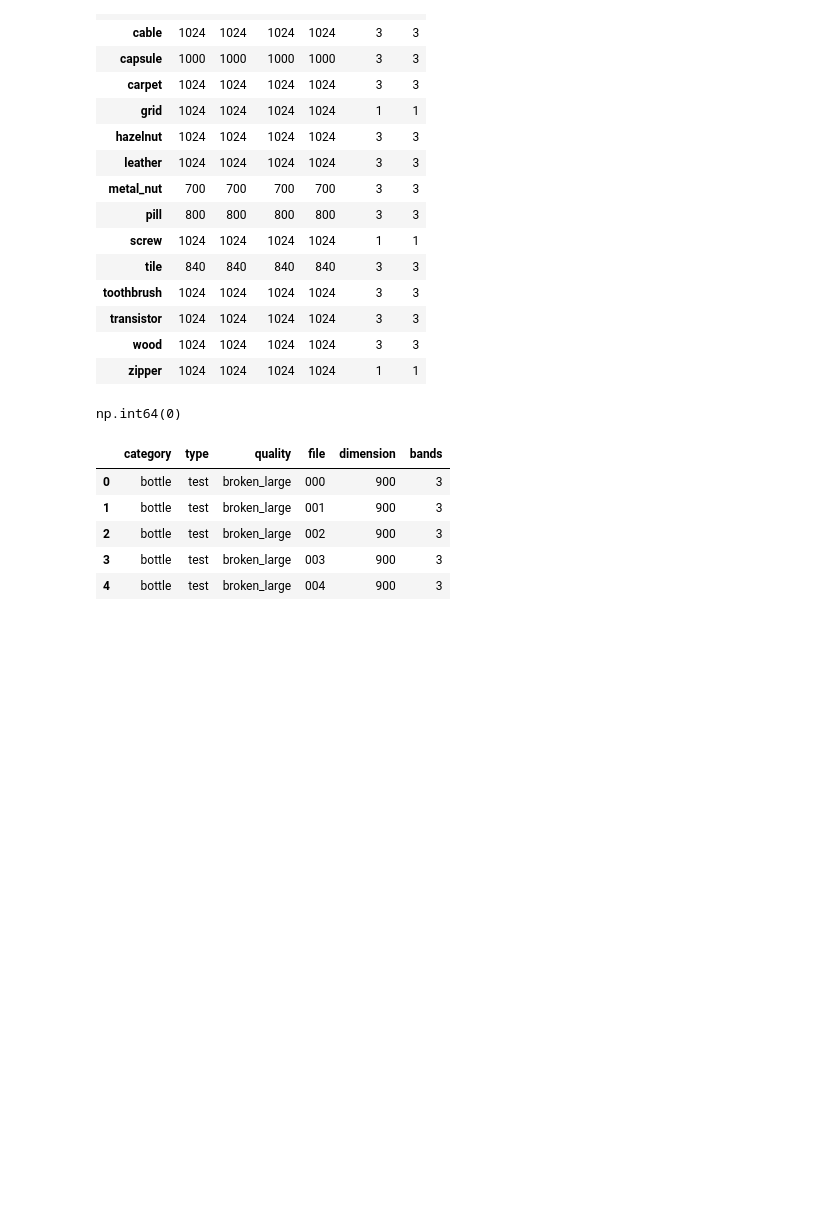
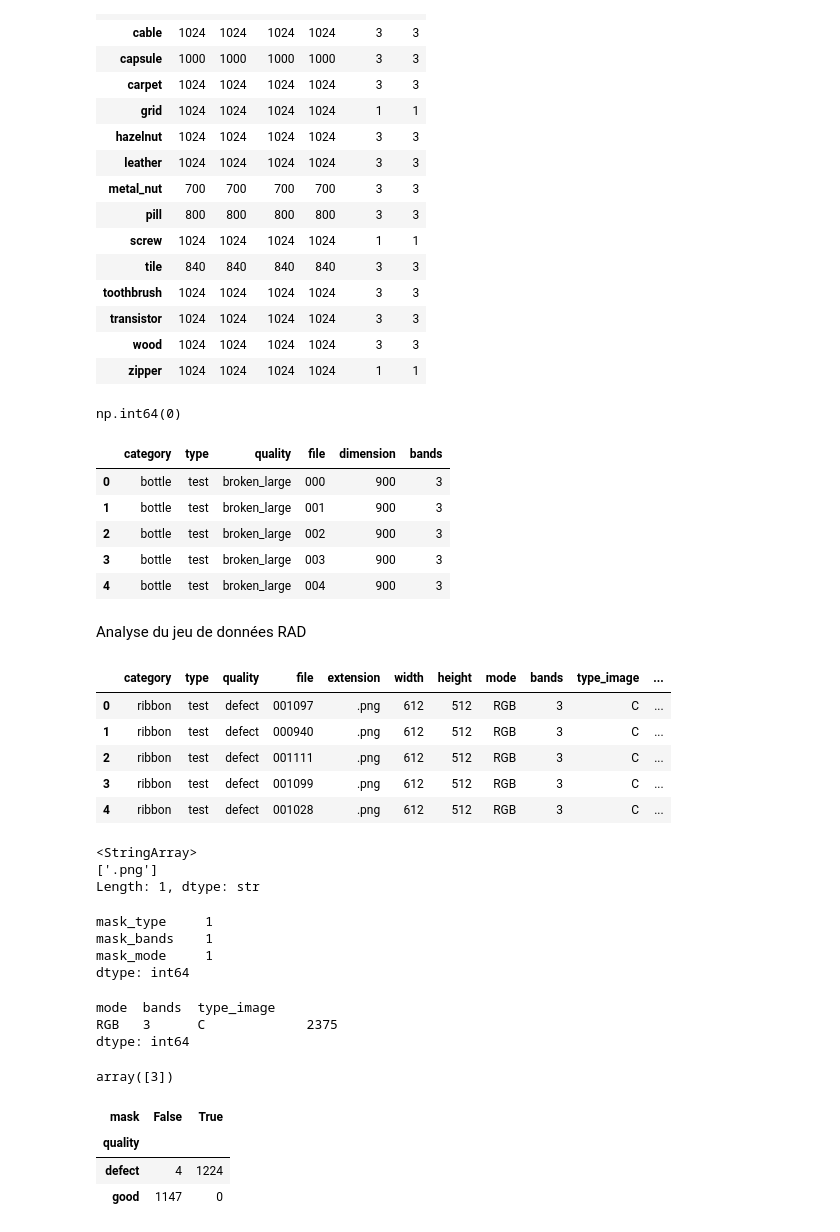
Before and after one commit to DataScientest-Studio/mai26_bds_anomalies, a Jupyter notebook: analyze_image_list.ipynb, the cells around one changed output. Saved outputs shown, nothing was run; the diff lists cells and outputs as text; code cells hidden in the pictures; blank space fills up the shorter version.

Commit message:
Analyse et graphique pour RAD

```diff
--- a/analyze_image_list.ipynb
+++ b/analyze_image_list.ipynb
@@ -276,3 +276,24 @@ fig.update_layout(
 )
 
 fig.show()
+# %% [markdown]
+Analyse du jeu de données RAD
+# %%
+import pandas as pd
+
+df_rad = pd.read_csv('image_list_RAD.csv', dtype={'file':str})
+df_rad.head()
+# %% [output]
+|  | category | type | quality | file | extension | width | height | mode | bands | type_image | ... |
+| 0 | ribbon | test | defect | 001097 | .png | 612 | 512 | RGB | 3 | C | ... |
+| 1 | ribbon | test | defect | 000940 | .png | 612 | 512 | RGB | 3 | C | ... |
+| 2 | ribbon | test | defect | 001111 | .png | 612 | 512 | RGB | 3 | C | ... |
+| 3 | ribbon | test | defect | 001099 | .png | 612 | 512 | RGB | 3 | C | ... |
+| 4 | ribbon | test | defect | 001028 | .png | 612 | 512 | RGB | 3 | C | ... |
+# %%
+df_rad['extension'].unique()
+# Il n'y a que des png donc on peut supprimer cette colonne
+# %% [output]
+<StringArray>
+['.png']
+Length: 1, dtype: str
@@ -278,0 +302,10 @@ fig.show()
+# %%
+df_rad[["mask_type", "mask_bands", "mask_mode"]].nunique()
+
+# Les masques sont tous en noir et blanc avec une seule bande,
+# On peut tout enlever sauf mask (True/False)
+# %% [output]
+mask_type     1
+mask_bands    1
+mask_mode     1
+dtype: int64
@@ -278,0 +314,8 @@ fig.show()
+# %%
+df_rad.groupby(["mode", "bands", "type_image"]).size()
+
+# Les trois variables décrivent la meme chose donc on peut garder que les bandes
+# %% [output]
+mode  bands  type_image
+RGB   3      C             2375
+dtype: int64
@@ -278,0 +324,6 @@ fig.show()
+# %%
+df_rad['bands'].unique()
+
+# Il n'y que des photos en couleur donc la colonne est redondante et n'apporte pas d'info
+# %% [output]
+array([3])
@@ -278,0 +332,9 @@ fig.show()
+# %%
+pd.crosstab(df_rad["quality"], df_rad["mask"])
+#il y a 4 images ou il y a un defect mais il n'y pas de mask
+# mask n'est donc pas redondant complètement
+# %% [output]
+| mask | False | True |
+| quality |  |  |
+| defect | 4 | 1224 |
+| good | 1147 | 0 |
```
Also changed, not shown: parts of 13 cells of this notebook.
